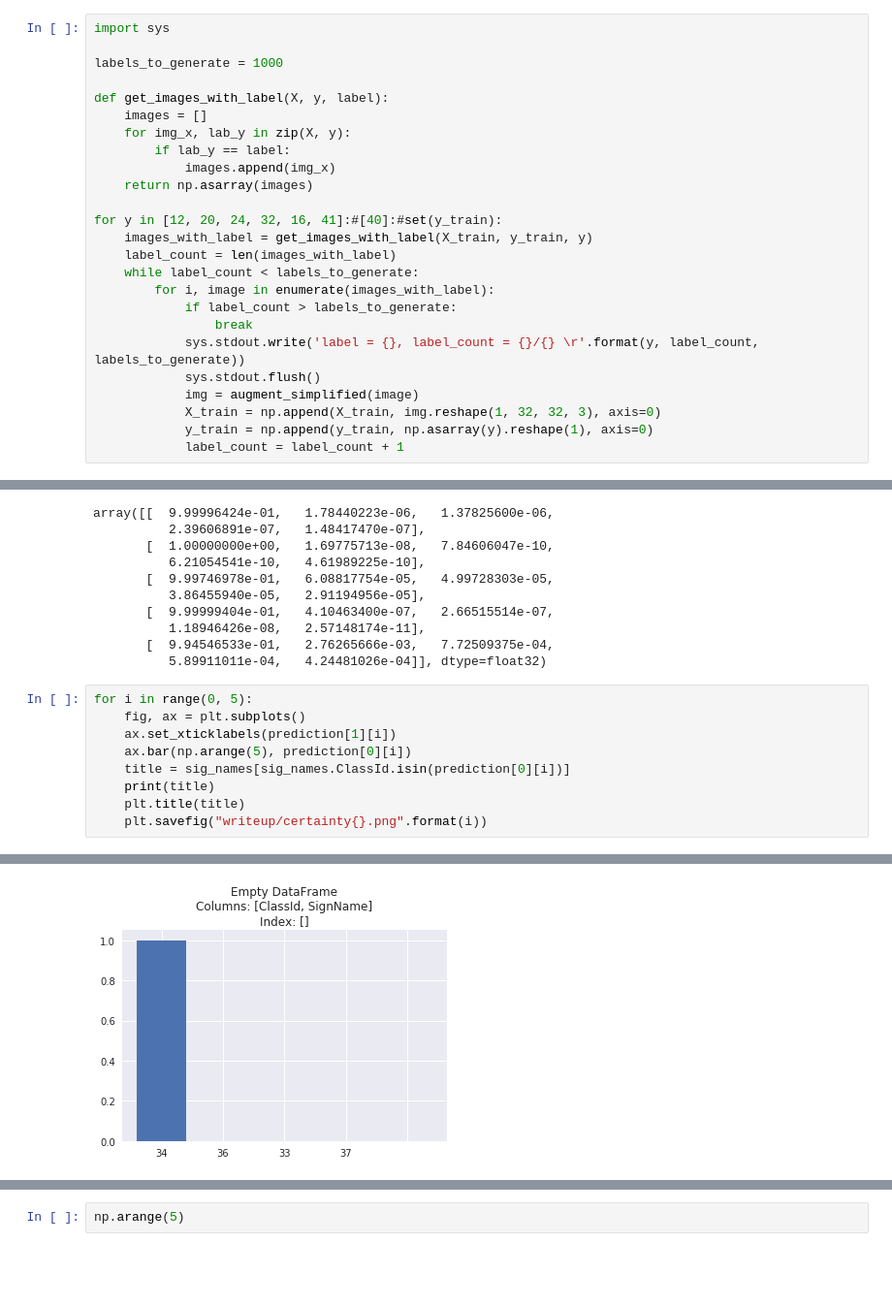
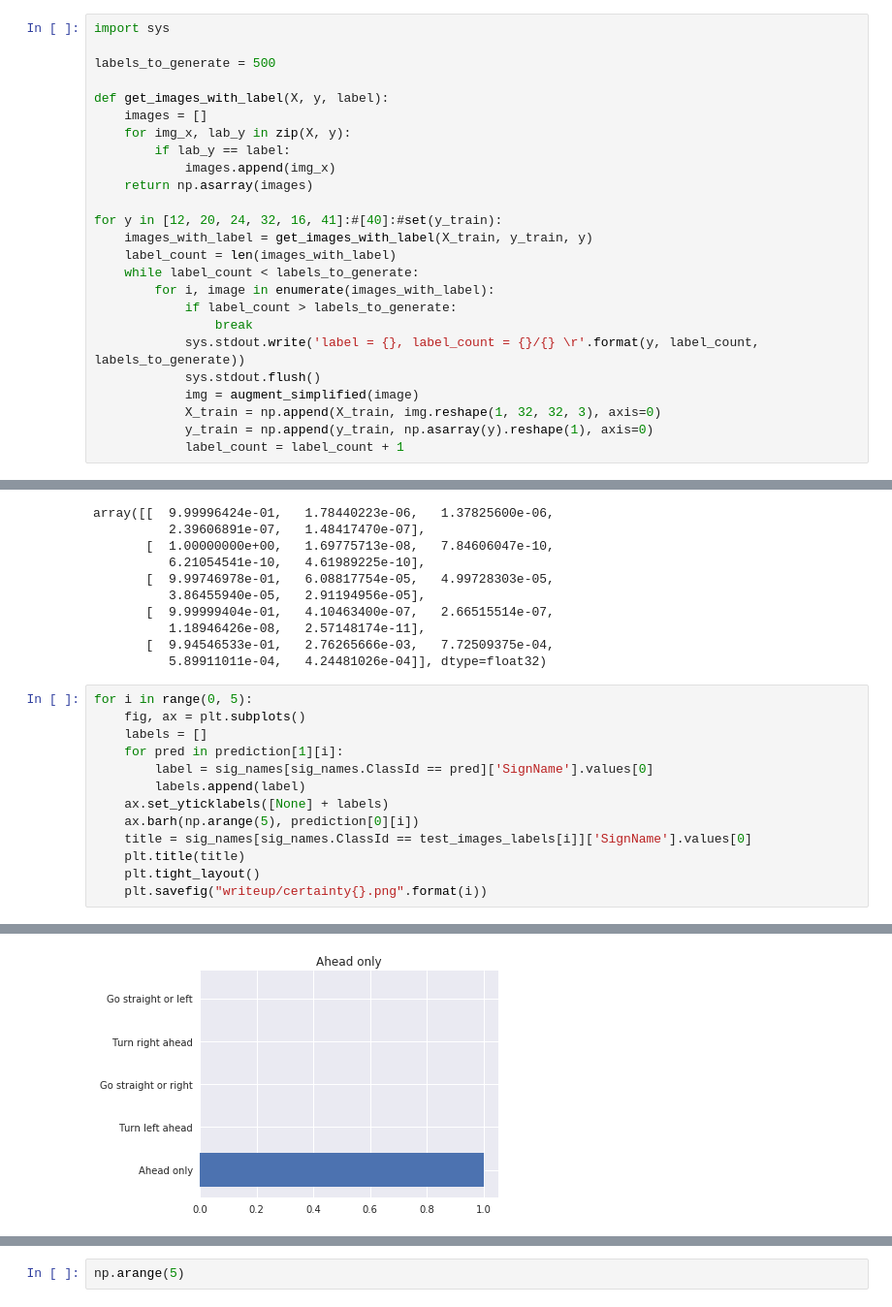
Before and after one commit to joekidd/CarND-Traffic-Sign-Classifier-Project, a Jupyter notebook: Traffic_Sign_Classifier.ipynb, the cells around one changed output, grey strips where cells are left out. Shown at 97% size. Saved outputs shown, nothing was run; the diff lists cells and outputs as text; blank space fills up the shorter version.

```diff
--- a/Traffic_Sign_Classifier.ipynb
+++ b/Traffic_Sign_Classifier.ipynb
@@ -181,7 +179,7 @@ show_images(augmented, row=5, col=10, fname="writeup/augmented_data.png")
 # %%
 import sys
 
-labels_to_generate = 1000
+labels_to_generate = 500
 
 def get_images_with_label(X, y, label):
     images = []
@@ -518,10 +515,14 @@ array([[  9.99996424e-01,   1.78440223e-06,   1.37825600e-06,
 # %%
 for i in range(0, 5):
     fig, ax = plt.subplots()
-    ax.set_xticklabels(prediction[1][i])
-    ax.bar(np.arange(5), prediction[0][i])
-    title = sig_names[sig_names.ClassId.isin(prediction[0][i])]
-    print(title)
+    labels = []
+    for pred in prediction[1][i]:
+        label = sig_names[sig_names.ClassId == pred]['SignName'].values[0]
+        labels.append(label)
+    ax.set_yticklabels([None] + labels)
+    ax.barh(np.arange(5), prediction[0][i])
+    title = sig_names[sig_names.ClassId == test_images_labels[i]]['SignName'].values[0]
     plt.title(title)
+    plt.tight_layout()
     plt.savefig("writeup/certainty{}.png".format(i))
 # %% [output]
@@ -542 +529 @@ Index: []
-[figure, old version]
+[figure, new version]
```
Also changed, not shown: parts of 7 cells of this notebook, 12 other files.
